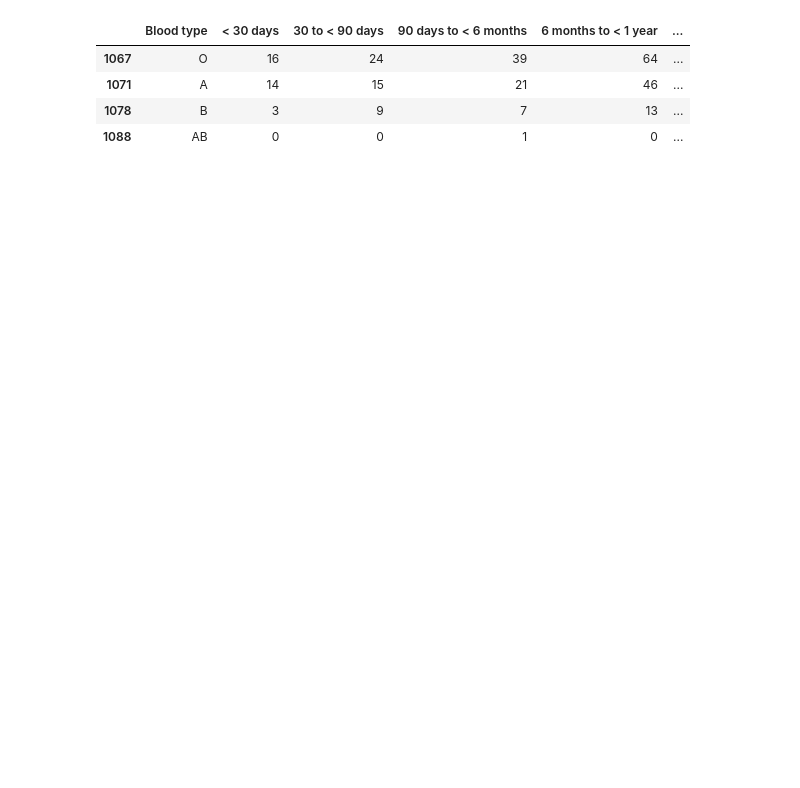
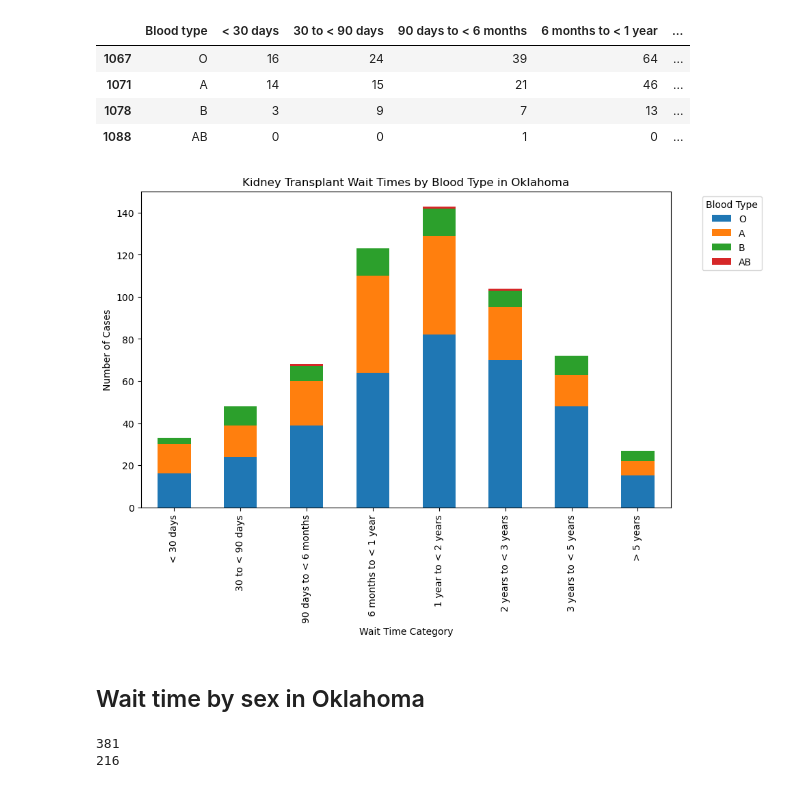
Before and after one commit to ASPigman/Project_1, a Jupyter notebook: KidneyTransplantMain.ipynb, the cells around one changed output. Cells and saved outputs as stored; diff of their text form; code cells hidden in the pictures; blank space fills up the shorter version.

Commit message:
Added markdown blocks bar charts and blocks for stats summaries and hypothesis testing

```diff
--- a/KidneyTransplantMain.ipynb
+++ b/KidneyTransplantMain.ipynb
@@ -99,3 +92,19 @@ ok_blood_type_wait
 | 1088 | AB | 0 | 0 | 1 | 0 | ... |
 # %%
 # Plot above on bar chart
+
+# Set Blood type as the index
+ok_blood_data = ok_blood_type_wait.set_index("Blood type")
+
+# Transpose the DataFrame for easier plotting: https://www.w3resource.com/pandas/dataframe/dataframe-transpose.php
+ok_blood_data = ok_blood_data.transpose()
+
+# Plot the bar chart
+ok_blood_data.plot(kind="bar", stacked=True, figsize=(10, 6))
+plt.title("Kidney Transplant Wait Times by Blood Type in Oklahoma")
+plt.xlabel("Wait Time Category")
+plt.ylabel("Number of Cases")
+plt.legend(title="Blood Type", bbox_to_anchor=(1.05, 1), loc="upper left")
+plt.show()
+# %% [output]
+[figure, added]
@@ -102 +115,14 @@ ok_blood_type_wait
+# %% [markdown]
+## Wait time by sex in Oklahoma
+# %%
+# Oklahoma total for each sex
+
+ok_sex_male = ok_totals1.loc[ok_totals1["Sex"] == "Male"]["Total"].values[0]
+ok_sex_female = ok_totals1.loc[ok_totals1["Sex"] == "Female"]["Total"].values[0]
+
+print(ok_sex_male)
+print(ok_sex_female)
+# %% [output]
+381
+216
 # %%
```
Also changed, not shown: parts of 26 cells of this notebook.
